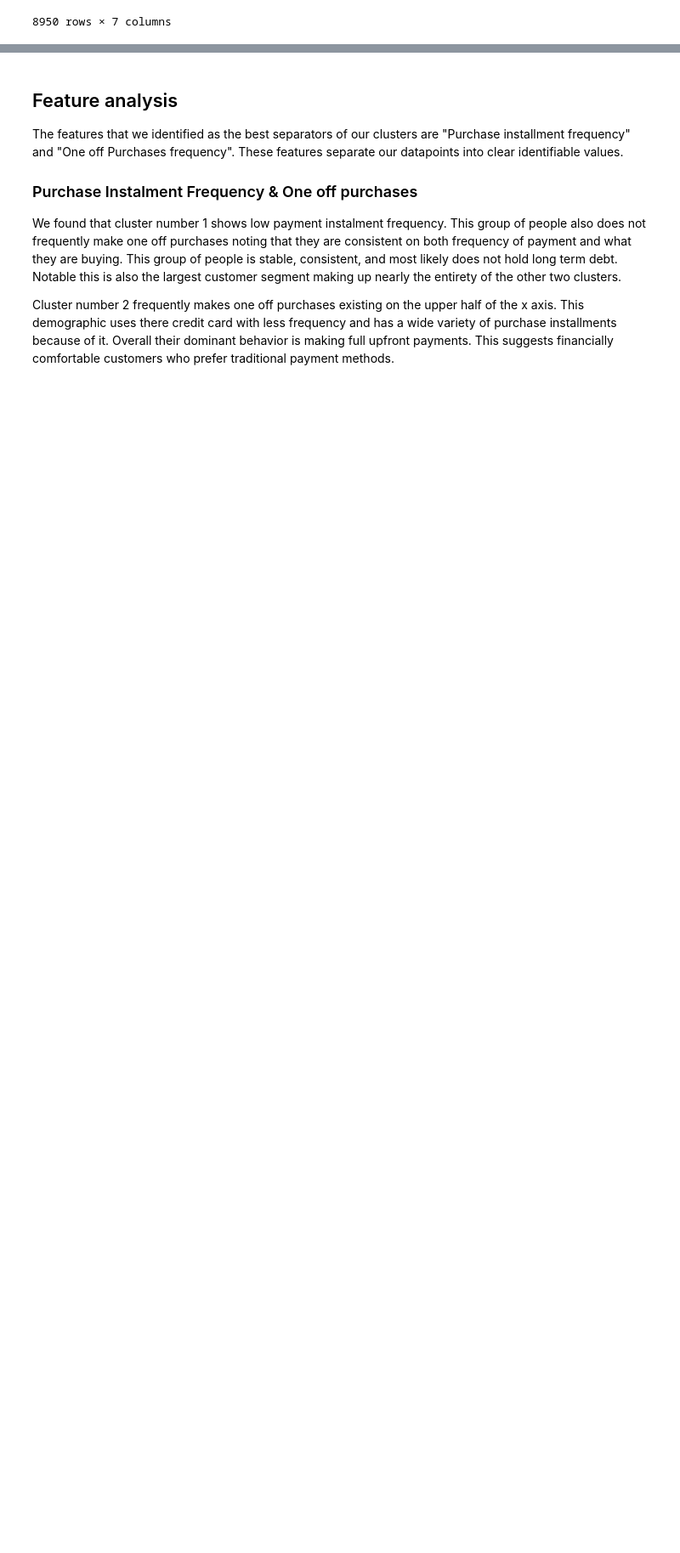
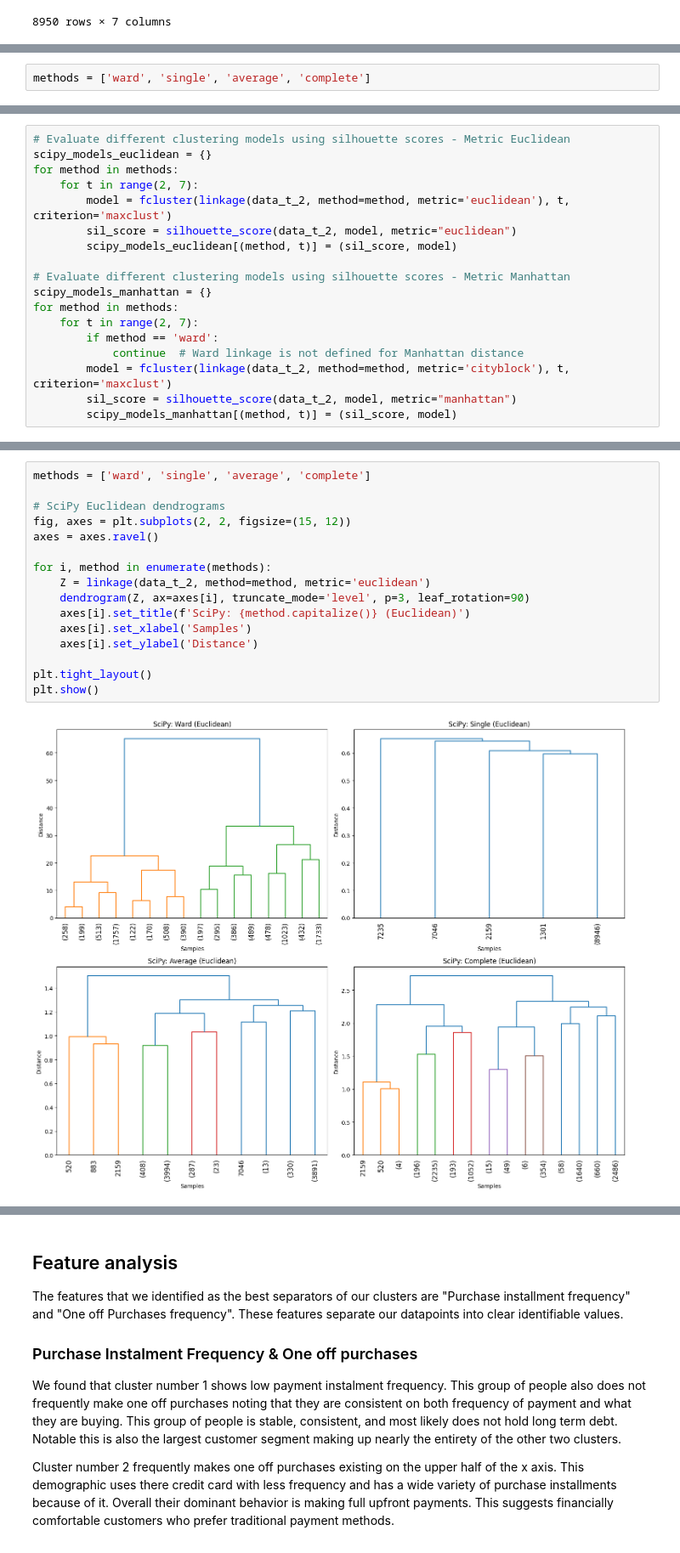
Before and after one commit to Hunteracademic/Unsupervised_assignment_1, a Jupyter notebook: Asg04_Group04_AlexKravtsov_DanielCastiblanco_HunterWard.ipynb, the cells around one changed output, grey strips where cells are left out. Shown at 85% size. Drawn from its saved outputs; the diff is of its cells as text; blank space fills up the shorter version.

Commit message:
Clustering

```diff
--- a/Asg04_Group04_AlexKravtsov_DanielCastiblanco_HunterWard.ipynb
+++ b/Asg04_Group04_AlexKravtsov_DanielCastiblanco_HunterWard.ipynb
@@ -264,0 +271,2 @@ data_t_2_df
+# %%
+methods = ['ward', 'single', 'average', 'complete']
@@ -264,0 +335,18 @@ data_t_2_df
+# %%
+# Evaluate different clustering models using silhouette scores - Metric Euclidean
+scipy_models_euclidean = {}
+for method in methods:
+    for t in range(2, 7):
+        model = fcluster(linkage(data_t_2, method=method, metric='euclidean'), t, criterion='maxclust')
+        sil_score = silhouette_score(data_t_2, model, metric="euclidean")
+        scipy_models_euclidean[(method, t)] = (sil_score, model)
+
+# Evaluate different clustering models using silhouette scores - Metric Manhattan
+scipy_models_manhattan = {}
+for method in methods:
+    for t in range(2, 7):
+        if method == 'ward':
+            continue  # Ward linkage is not defined for Manhattan distance
+        model = fcluster(linkage(data_t_2, method=method, metric='cityblock'), t, criterion='maxclust')
+        sil_score = silhouette_score(data_t_2, model, metric="manhattan")
+        scipy_models_manhattan[(method, t)] = (sil_score, model)
@@ -264,0 +397,18 @@ data_t_2_df
+# %%
+methods = ['ward', 'single', 'average', 'complete']
+
+# SciPy Euclidean dendrograms
+fig, axes = plt.subplots(2, 2, figsize=(15, 12))
+axes = axes.ravel()
+
+for i, method in enumerate(methods):
+    Z = linkage(data_t_2, method=method, metric='euclidean')
+    dendrogram(Z, ax=axes[i], truncate_mode='level', p=3, leaf_rotation=90)
+    axes[i].set_title(f'SciPy: {method.capitalize()} (Euclidean)')
+    axes[i].set_xlabel('Samples')
+    axes[i].set_ylabel('Distance')
+
+plt.tight_layout()
+plt.show()
+# %% [output]
+[figure, added]
```
Also changed, not shown: parts of 15 cells of this notebook.
